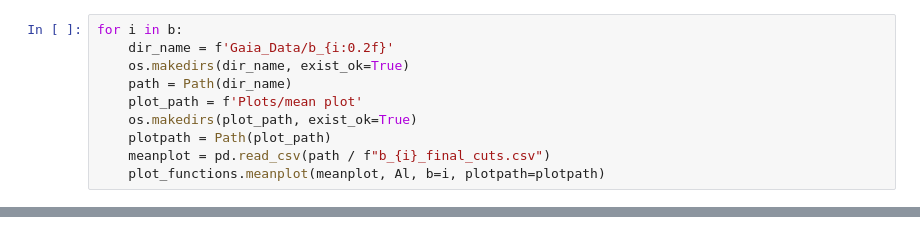
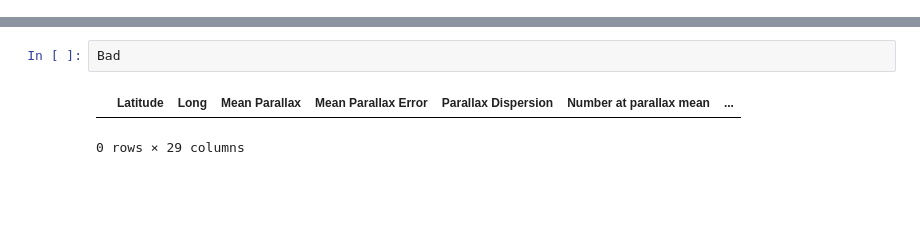
Before and after one commit to CaoimhinP1996/Bar-Angle-Calculator, a Jupyter notebook: Bar_Angle_Main.ipynb, the cells around one changed output, grey strips where cells are left out. Drawn from its saved outputs; the diff is of its cells as text; blank space fills up the shorter version.

```diff
--- a/Bar_Angle_Main.ipynb
+++ b/Bar_Angle_Main.ipynb
@@ -91,10 +0,0 @@ for i in b: # run functions for sightlines
-# %%
-for i in b:
-    dir_name = f'Gaia_Data/b_{i:0.2f}'
-    os.makedirs(dir_name, exist_ok=True)
-    path = Path(dir_name)
-    plot_path = f'Plots/mean plot'
-    os.makedirs(plot_path, exist_ok=True)
-    plotpath = Path(plot_path)
-    meanplot = pd.read_csv(path / f"b_{i}_final_cuts.csv")
-    plot_functions.meanplot(meanplot, Al, b=i, plotpath=plotpath)
@@ -100,0 +192,5 @@ for i in b:
+# %%
+Bad
+# %% [output]
+|  | Latitude | Long | Mean Parallax | Mean Parallax Error | Parallax Dispersion | Number at parallax mean | ... |
+0 rows × 29 columns
```
Also changed, not shown: parts of 9 cells of this notebook.
